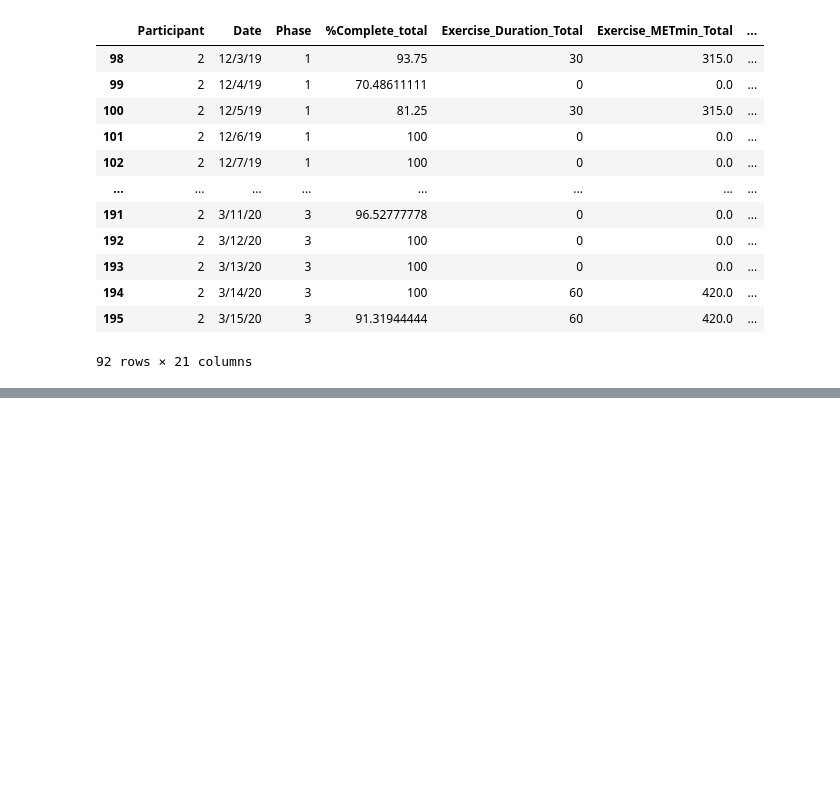
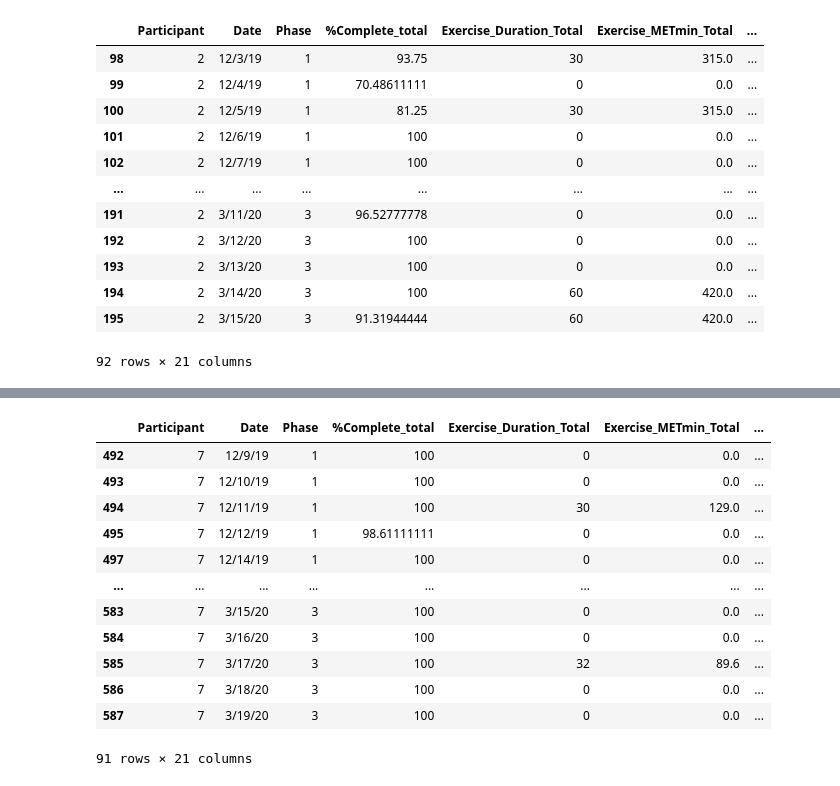
Before and after one commit to RajatDoshi/glucoseML, a Jupyter notebook: Patient One Datapreprocessing.ipynb, the cells around one changed output, grey strips where cells are left out. Cells and saved outputs as stored; diff of their text form; code cells hidden in the pictures; blank space fills up the shorter version.

```diff
--- a/Patient One Datapreprocessing.ipynb
+++ b/Patient One Datapreprocessing.ipynb
@@ -138,0 +214,21 @@ df_patient_4
+# %%
+# dexcom
+patient_7 = read_and_combine_dexcom_without_parts(7)
+patient_7 = fix_time(patient_7)
+patient_7 = agreg_on_day_level('Glucose Value (mg/dL)', patient_7)
+df_patient_7 = search_for_corresponding_data(7, patient_7, 'Glucose Value (mg/dL)')
+df_patient_7
+# %% [output]
+|  | Participant | Date | Phase | %Complete_total | Exercise_Duration_Total | Exercise_METmin_Total | ... |
+| 492 | 7 | 12/9/19 | 1 | 100 | 0 | 0.0 | ... |
+| 493 | 7 | 12/10/19 | 1 | 100 | 0 | 0.0 | ... |
+| 494 | 7 | 12/11/19 | 1 | 100 | 30 | 129.0 | ... |
+| 495 | 7 | 12/12/19 | 1 | 98.61111111 | 0 | 0.0 | ... |
+| 497 | 7 | 12/14/19 | 1 | 100 | 0 | 0.0 | ... |
+| ... | ... | ... | ... | ... | ... | ... | ... |
+| 583 | 7 | 3/15/20 | 3 | 100 | 0 | 0.0 | ... |
+| 584 | 7 | 3/16/20 | 3 | 100 | 0 | 0.0 | ... |
+| 585 | 7 | 3/17/20 | 3 | 100 | 32 | 89.6 | ... |
+| 586 | 7 | 3/18/20 | 3 | 100 | 0 | 0.0 | ... |
+| 587 | 7 | 3/19/20 | 3 | 100 | 0 | 0.0 | ... |
+91 rows × 21 columns
```
Also changed, not shown: parts of 8 cells of this notebook, 17 other files.
